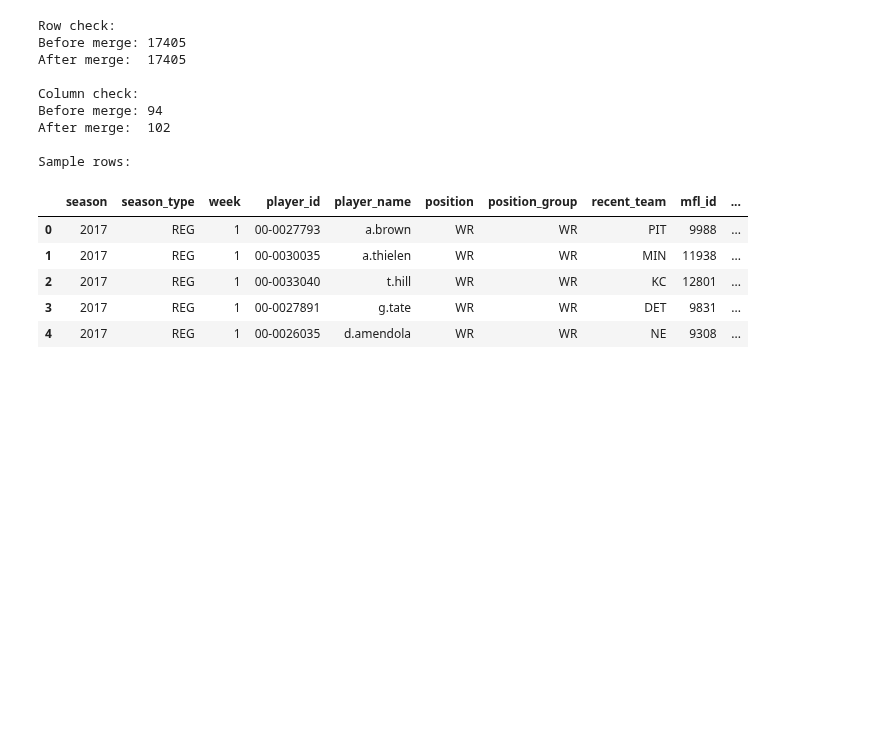
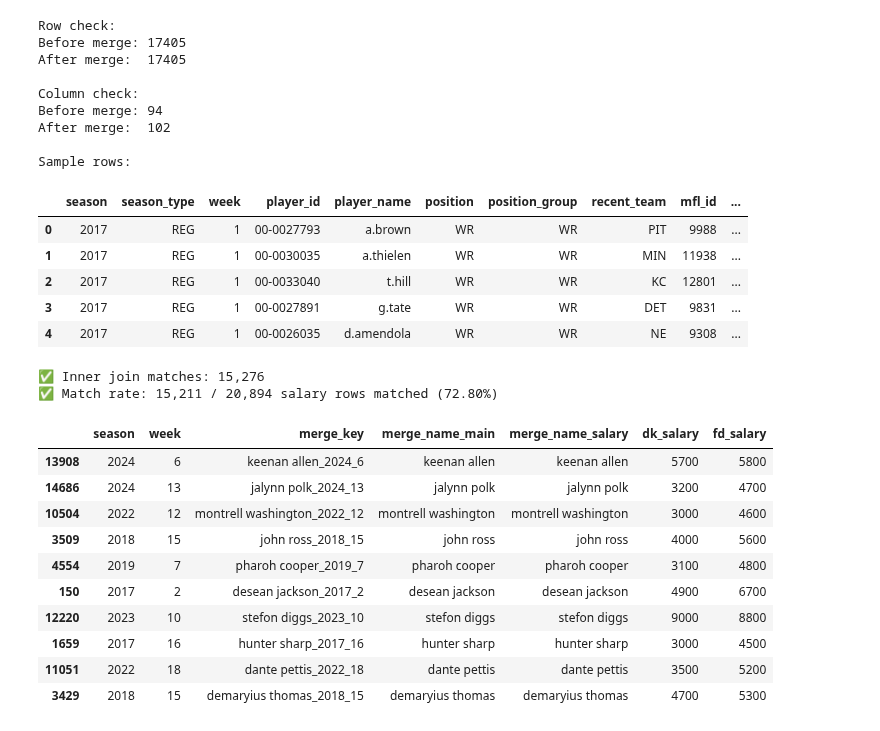
Before and after one commit to ARCtechmo/fanfav, a Jupyter notebook: wr_df.ipynb, the cells around one changed output. Cells and saved outputs as stored; diff of their text form; code cells hidden in the pictures; blank space fills up the shorter version.

```diff
--- a/wr_df.ipynb
+++ b/wr_df.ipynb
@@ -3491,3 +3493,66 @@ Sample rows:
 | 2 | 2017 | REG | 1 | 00-0033040 | t.hill | WR | WR | KC | 12801 | ... |
 | 3 | 2017 | REG | 1 | 00-0027891 | g.tate | WR | WR | DET | 9831 | ... |
 | 4 | 2017 | REG | 1 | 00-0026035 | d.amendola | WR | WR | NE | 9308 | ... |
+# %%
+# create key values for merging and match tests
+# output: sample dataframe of matched rows and validation tests
+
+# Standardize and construct merge keys safely ---
+wr_fd_dk_salary_2017_current_df = wr_fd_dk_salary_2017_current_df.copy()
+wr_fd_dk_salary_2017_current_df.loc[:, 'merge_name'] = (
+    wr_fd_dk_salary_2017_current_df['player']
+    .str.lower()
+    .str.replace(r'[^a-z ]', '', regex=True)
+)
+
+wr_fd_dk_salary_2017_current_df.loc[:, 'merge_key'] = (
+    wr_fd_dk_salary_2017_current_df['merge_name'] + '_' +
+    wr_fd_dk_salary_2017_current_df['season'].astype(str) + '_' +
+    wr_fd_dk_salary_2017_current_df['week'].astype(str)
+)
+
+wr_nfl_py_fp_odds_merged = wr_nfl_py_fp_odds_merged.copy()
+wr_nfl_py_fp_odds_merged.loc[:, 'merge_key'] = (
+    wr_nfl_py_fp_odds_merged['merge_name'] + '_' +
+    wr_nfl_py_fp_odds_merged['season'].astype(str) + '_' +
+    wr_nfl_py_fp_odds_merged['week'].astype(str)
+)
+
+# Inner join for validation ---
+cols_salary = ['season', 'week', 'merge_key', 'merge_name', 'dk_salary', 'fd_salary']
+test_matches = wr_nfl_py_fp_odds_merged.merge(
+    wr_fd_dk_salary_2017_current_df[cols_salary],
+    on=['season', 'week', 'merge_key'],
+    how='inner',
+    suffixes=('_main', '_salary')
+)
+
+# Match statistics
+print(f"✅ Inner join matches: {len(test_matches):,}")
+
+num_matches = test_matches['merge_key'].nunique()
+total_salary_rows = wr_fd_dk_salary_2017_current_df['merge_key'].nunique()
+match_percent = (num_matches / total_salary_rows) * 100
+
+print(f"✅ Match rate: {num_matches:,} / {total_salary_rows:,} salary rows matched ({match_percent:.2f}%)")
+
+# --- STEP 4: Display random sample for visual verification ---
+sample_matches = test_matches.sample(10, random_state=42)[
+    ['season', 'week', 'merge_key', 'merge_name_main', 'merge_name_salary', 'dk_salary', 'fd_salary']
+]
+
+display(sample_matches)
+# %% [output]
+✅ Inner join matches: 15,276
+✅ Match rate: 15,211 / 20,894 salary rows matched (72.80%)
+|  | season | week | merge_key | merge_name_main | merge_name_salary | dk_salary | fd_salary |
+| 13908 | 2024 | 6 | keenan allen_2024_6 | keenan allen | keenan allen | 5700 | 5800 |
+| 14686 | 2024 | 13 | jalynn polk_2024_13 | jalynn polk | jalynn polk | 3200 | 4700 |
+| 10504 | 2022 | 12 | montrell washington_2022_12 | montrell washington | montrell washington | 3000 | 4600 |
+| 3509 | 2018 | 15 | john ross_2018_15 | john ross | john ross | 4000 | 5600 |
+| 4554 | 2019 | 7 | pharoh cooper_2019_7 | pharoh cooper | pharoh cooper | 3100 | 4800 |
+| 150 | 2017 | 2 | desean jackson_2017_2 | desean jackson | desean jackson | 4900 | 6700 |
+| 12220 | 2023 | 10 | stefon diggs_2023_10 | stefon diggs | stefon diggs | 9000 | 8800 |
+| 1659 | 2017 | 16 | hunter sharp_2017_16 | hunter sharp | hunter sharp | 3000 | 4500 |
+| 11051 | 2022 | 18 | dante pettis_2022_18 | dante pettis | dante pettis | 3500 | 5200 |
+| 3429 | 2018 | 15 | demaryius thomas_2018_15 | demaryius thomas | demaryius thomas | 4700 | 5300 |
```
Also changed, not shown: parts of 12 cells of this notebook.
